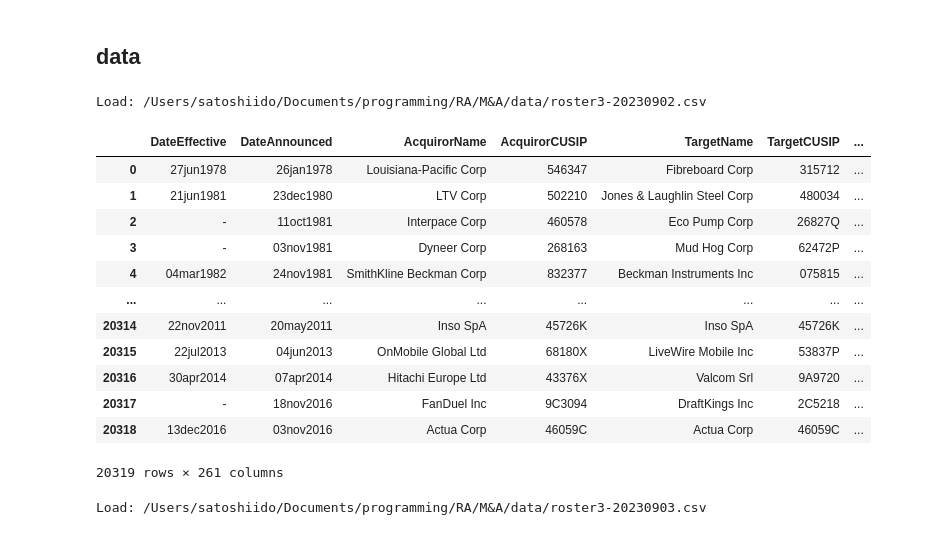
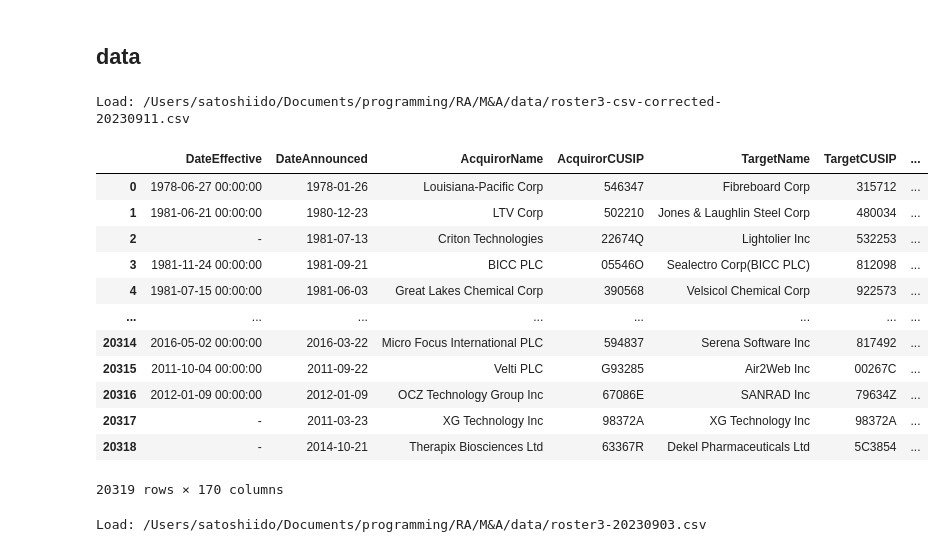
Before and after one commit to idsts2670/ra, a Jupyter notebook: M&A/name-matching-m&a-sido.ipynb, the cells around one changed output. Saved outputs shown, nothing was run; the diff lists cells and outputs as text; code cells hidden in the pictures.

```diff
--- a/M&A/name-matching-m&a-sido.ipynb
+++ b/M&A/name-matching-m&a-sido.ipynb
@@ -350,23 +350,25 @@ dict_.to_csv(os.path.join(OUTPUT_DIR, 'cleaned_M&A_with_Patent.csv'), encoding='
 # %%
 # stata = pd.DataFrame(pd.read_stata(os.path.join(INPUT_DIR, "roster3-20230902.dta")))
 # stata.to_csv(os.path.join(INPUT_DIR, 'roster3-20230902.csv'), encoding='utf_8_sig', index=False)
-ma_with_patent = read_csv("roster3-20230902")
+# excel = pd.read_excel(os.path.join(INPUT_DIR, "roster3-csv-corrected-20230911.xlsx"))
+# excel.to_csv(os.path.join(INPUT_DIR, 'roster3-csv-corrected-20230911.csv'), encoding='utf_8_sig', index=False)
+ma_with_patent = read_csv("roster3-csv-corrected-20230911")
 ma_with_patent
 # %% [output]
-Load: /Users/satoshiido/Documents/programming/RA/M&A/data/roster3-20230902.csv
+Load: /Users/satoshiido/Documents/programming/RA/M&A/data/roster3-csv-corrected-20230911.csv
 |  | DateEffective | DateAnnounced | AcquirorName | AcquirorCUSIP | TargetName | TargetCUSIP | ... |
-| 0 | 27jun1978 | 26jan1978 | Louisiana-Pacific Corp | 546347 | Fibreboard Corp | 315712 | ... |
-| 1 | 21jun1981 | 23dec1980 | LTV Corp | 502210 | Jones & Laughlin Steel Corp | 480034 | ... |
-| 2 | - | 11oct1981 | Interpace Corp | 460578 | Eco Pump Corp | 26827Q | ... |
-| 3 | - | 03nov1981 | Dyneer Corp | 268163 | Mud Hog Corp | 62472P | ... |
-| 4 | 04mar1982 | 24nov1981 | SmithKline Beckman Corp | 832377 | Beckman Instruments Inc | 075815 | ... |
+| 0 | 1978-06-27 00:00:00 | 1978-01-26 | Louisiana-Pacific Corp | 546347 | Fibreboard Corp | 315712 | ... |
+| 1 | 1981-06-21 00:00:00 | 1980-12-23 | LTV Corp | 502210 | Jones & Laughlin Steel Corp | 480034 | ... |
+| 2 | - | 1981-07-13 | Criton Technologies | 22674Q | Lightolier Inc | 532253 | ... |
+| 3 | 1981-11-24 00:00:00 | 1981-09-21 | BICC PLC | 05546O | Sealectro Corp(BICC PLC) | 812098 | ... |
+| 4 | 1981-07-15 00:00:00 | 1981-06-03 | Great Lakes Chemical Corp | 390568 | Velsicol Chemical Corp | 922573 | ... |
 | ... | ... | ... | ... | ... | ... | ... | ... |
-| 20314 | 22nov2011 | 20may2011 | Inso SpA | 45726K | Inso SpA | 45726K | ... |
-| 20315 | 22jul2013 | 04jun2013 | OnMobile Global Ltd | 68180X | LiveWire Mobile Inc | 53837P | ... |
-| 20316 | 30apr2014 | 07apr2014 | Hitachi Europe Ltd | 43376X | Valcom Srl | 9A9720 | ... |
-| 20317 | - | 18nov2016 | FanDuel Inc | 9C3094 | DraftKings Inc | 2C5218 | ... |
-| 20318 | 13dec2016 | 03nov2016 | Actua Corp | 46059C | Actua Corp | 46059C | ... |
+| 20314 | 2016-05-02 00:00:00 | 2016-03-22 | Micro Focus International PLC | 594837 | Serena Software Inc | 817492 | ... |
+| 20315 | 2011-10-04 00:00:00 | 2011-09-22 | Velti PLC | G93285 | Air2Web Inc | 00267C | ... |
+| 20316 | 2012-01-09 00:00:00 | 2012-01-09 | OCZ Technology Group Inc | 67086E | SANRAD Inc | 79634Z | ... |
+| 20317 | - | 2011-03-23 | XG Technology Inc | 98372A | XG Technology Inc | 98372A | ... |
+| 20318 | - | 2014-10-21 | Therapix Biosciences Ltd | 63367R | Dekel Pharmaceuticals Ltd | 5C3854 | ... |
-20319 rows × 261 columns
+20319 rows × 170 columns
 # %%
 df = read_csv("roster3-20230903")
 df
```
Also changed, not shown: parts of 10 cells of this notebook.
